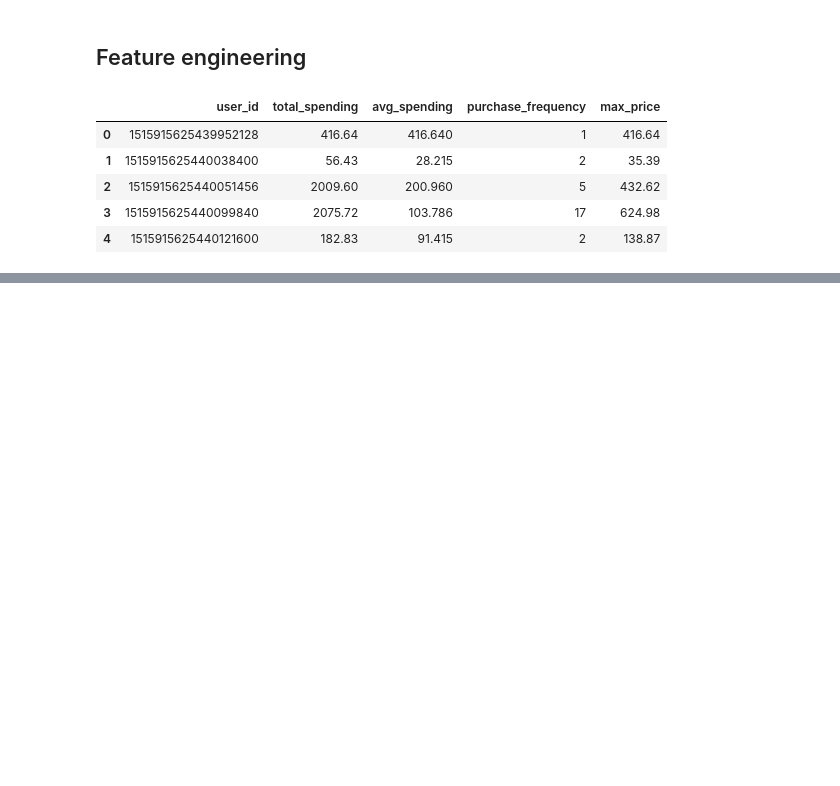
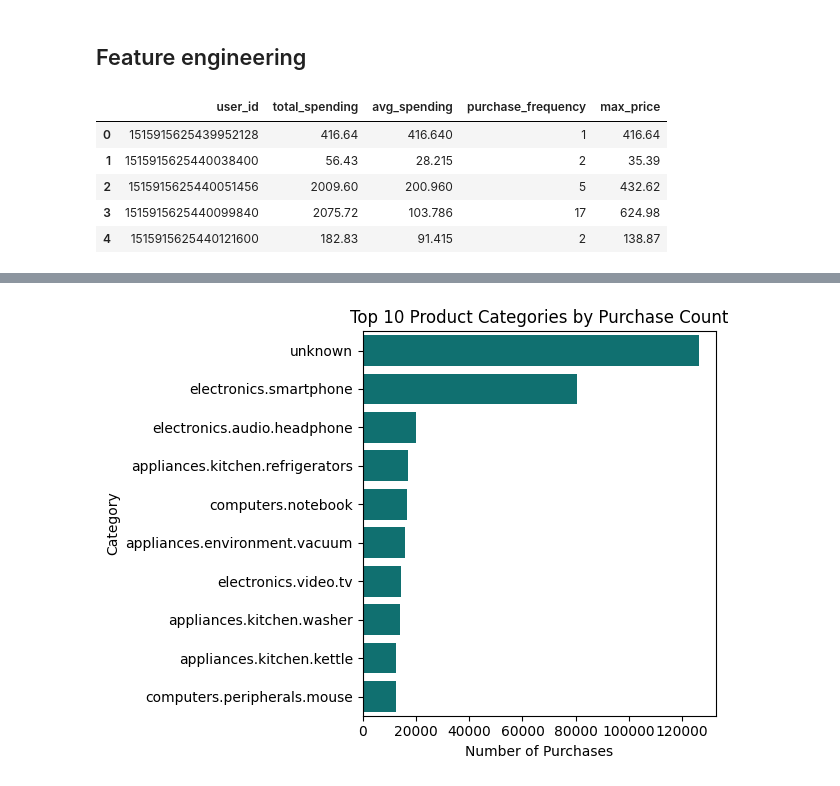
Before and after one commit to ZAWAD1/BDA_E-commerce_Purchase_History_for_Customer_Behavior_and_Sales_Trend_Analysis, a Jupyter notebook: notebook.ipynb, the cells around one changed output, grey strips where cells are left out. Cells and saved outputs as stored; diff of their text form; code cells hidden in the pictures; blank space fills up the shorter version.

```diff
--- a/notebook.ipynb
+++ b/notebook.ipynb
@@ -216,0 +221,13 @@ user_features.head()
+# %%
+top_categories = df["category_code"].value_counts().head(10)
+
+plt.figure()
+sns.barplot(x=top_categories.values, y=top_categories.index, color="teal")
+plt.title("Top 10 Product Categories by Purchase Count")
+plt.xlabel("Number of Purchases")
+plt.ylabel("Category")
+plt.tight_layout()
+plt.savefig("./images/top_categories.png", dpi=200)
+plt.show()
+# %% [output]
+[figure, added]
```
Also changed, not shown: parts of 17 cells of this notebook, 9 other files.
